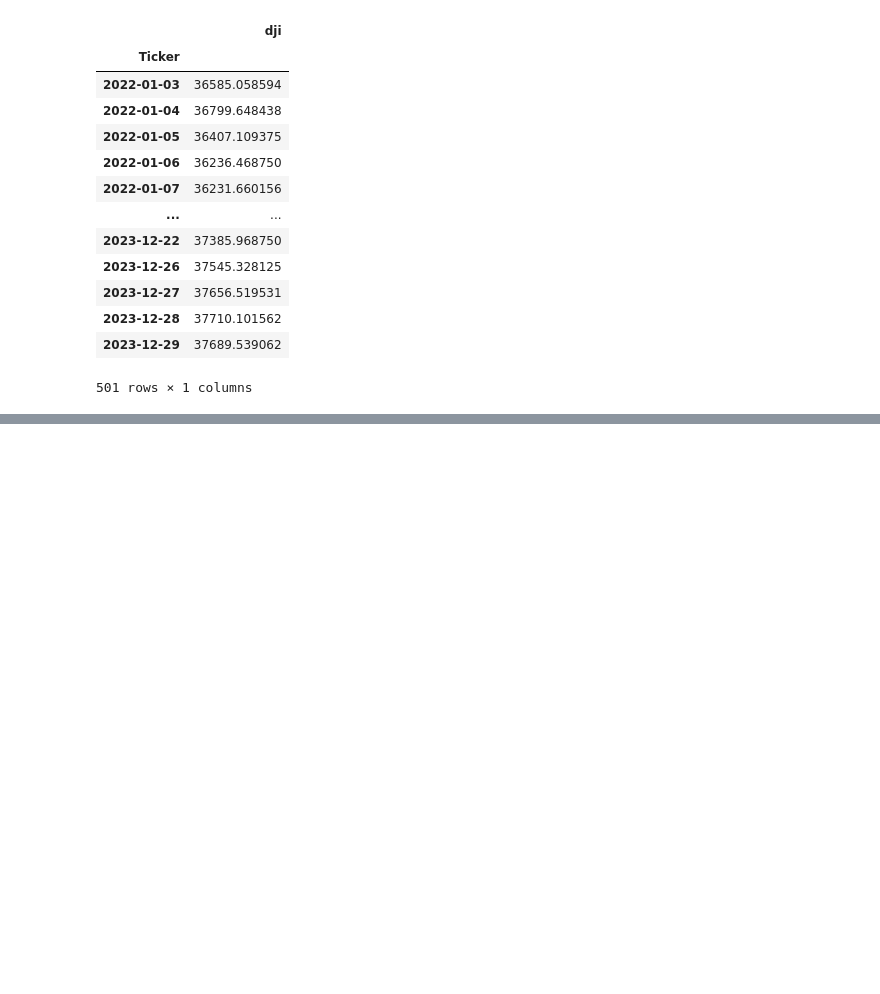
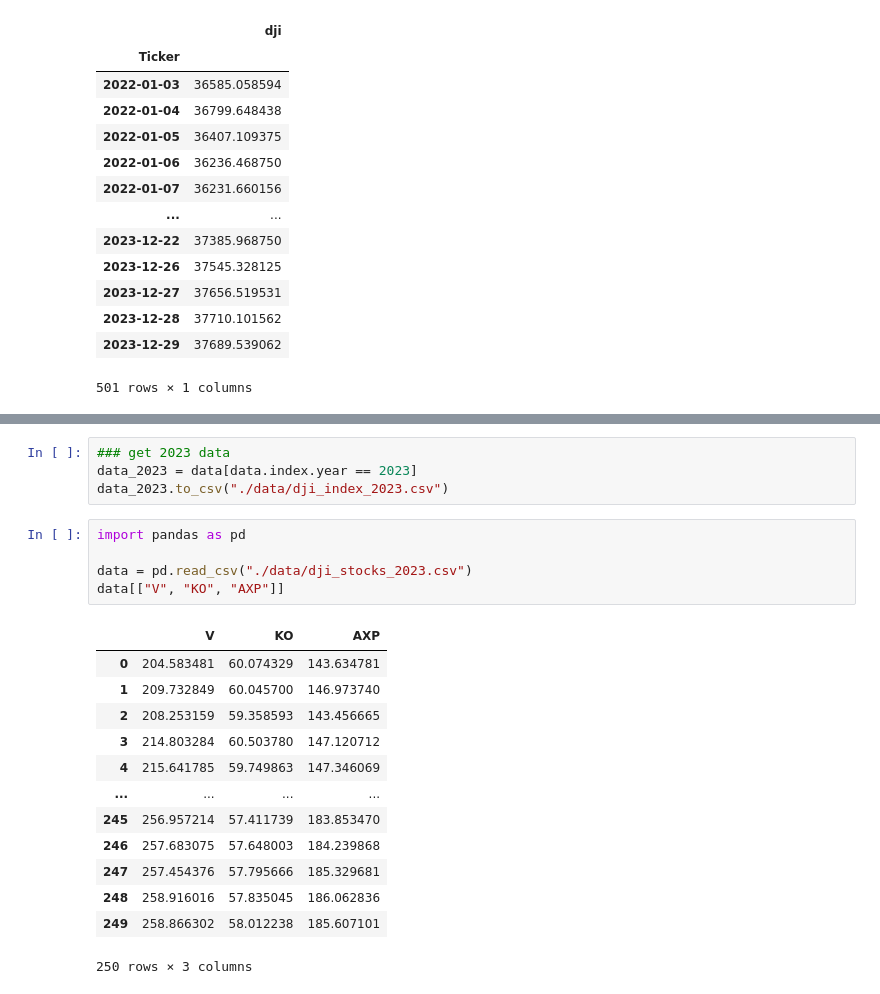
Before and after one commit to PaulaPerazzo/Deep-Gym-Trading, a Jupyter notebook: djones.ipynb, the cells around one changed output, grey strips where cells are left out. Drawn from its saved outputs; the diff is of its cells as text; blank space fills up the shorter version.

```diff
--- a/djones.ipynb
+++ b/djones.ipynb
@@ -685,0 +737,23 @@ post_pandemic_data
+# %%
+### get 2023 data
+data_2023 = data[data.index.year == 2023]
+data_2023.to_csv("./data/dji_index_2023.csv")
+# %%
+import pandas as pd
+
+data = pd.read_csv("./data/dji_stocks_2023.csv")
+data[["V", "KO", "AXP"]]
+# %% [output]
+|  | V | KO | AXP |
+| 0 | 204.583481 | 60.074329 | 143.634781 |
+| 1 | 209.732849 | 60.045700 | 146.973740 |
+| 2 | 208.253159 | 59.358593 | 143.456665 |
+| 3 | 214.803284 | 60.503780 | 147.120712 |
+| 4 | 215.641785 | 59.749863 | 147.346069 |
+| ... | ... | ... | ... |
+| 245 | 256.957214 | 57.411739 | 183.853470 |
+| 246 | 257.683075 | 57.648003 | 184.239868 |
+| 247 | 257.454376 | 57.795666 | 185.329681 |
+| 248 | 258.916016 | 57.835045 | 186.062836 |
+| 249 | 258.866302 | 58.012238 | 185.607101 |
+250 rows × 3 columns
```
Also changed, not shown: parts of 7 cells of this notebook, 31 other files.
